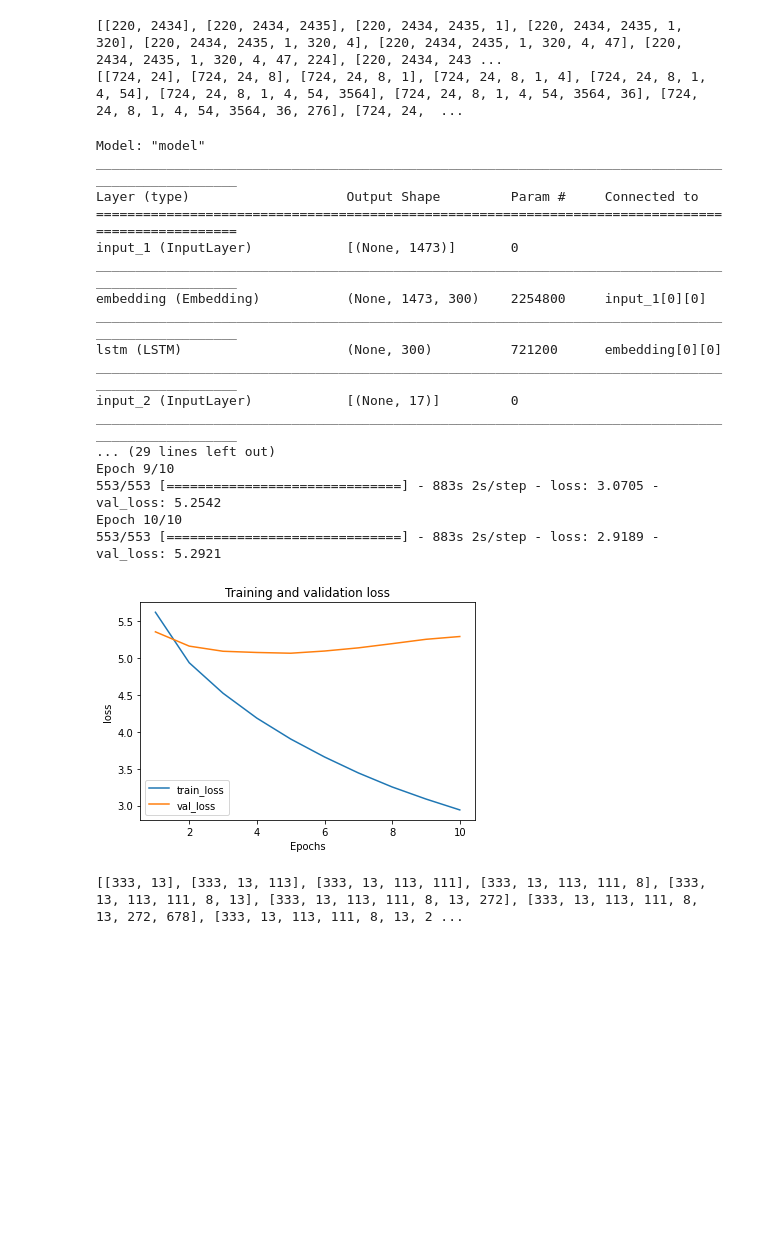
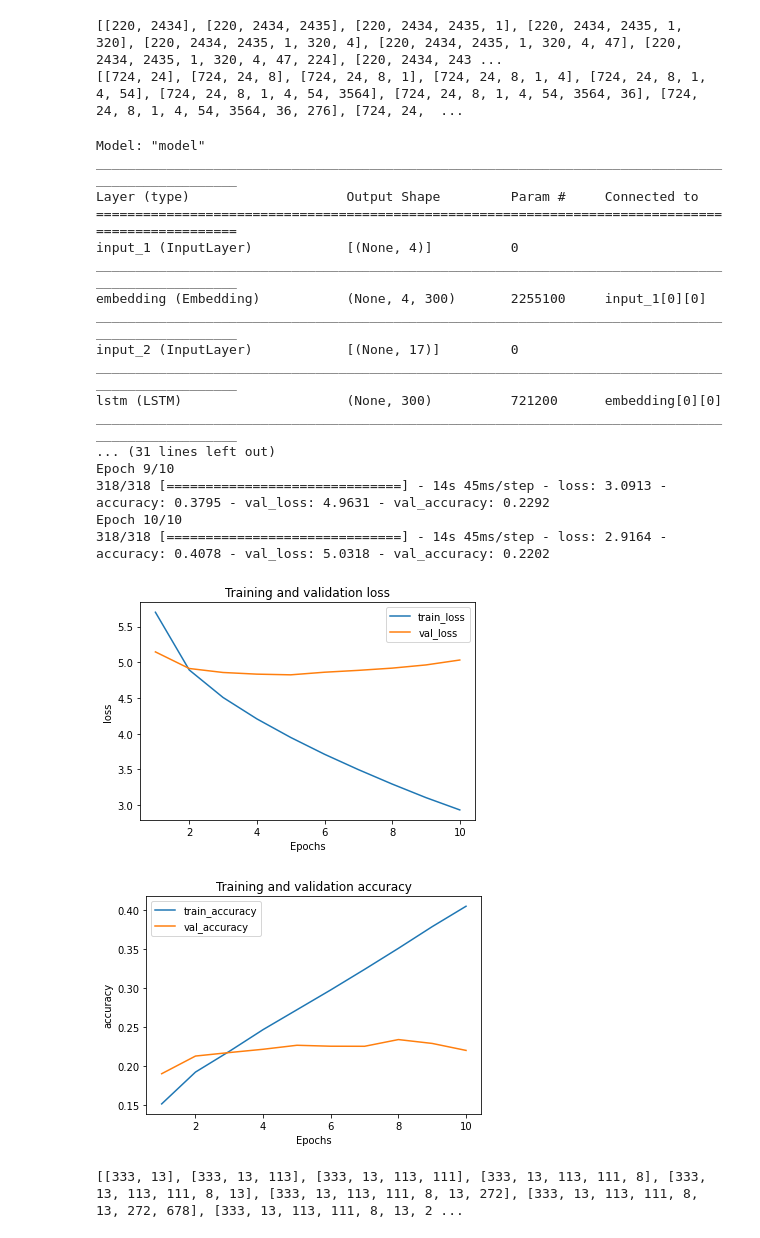
Before and after one commit to cshablin/Neural_Network, a Jupyter notebook: Assignment_3/assignment_3_merged.ipynb, the cells around one changed output. Drawn from its saved outputs; the diff is of its cells as text; code cells hidden in the pictures; blank space fills up the shorter version.

Commit message:
merged, second chance

```diff
--- a/Assignment_3/assignment_3_merged.ipynb
+++ b/Assignment_3/assignment_3_merged.ipynb
@@ -38,7 +40,7 @@ def load_songs(path) -> List[str]:
         df.loc[i, 'lyrics'] = modified_song
     return df
 # %%
-def create_x_y(songs, tokenize, total_words) -> Tuple[np.ndarray, np.ndarray]:
+def create_x_y(songs, tokenize, total_words, max_len) -> Tuple[np.ndarray, np.ndarray]:
     input_sequences = []
     midi_meta = []
     for index, row in songs.iterrows():
@@ -52,7 +54,7 @@ def create_x_y(songs, tokenize, total_words) -> Tuple[np.ndarray, np.ndarray]:
           midi_meta.append(midi_metadata)
     print(input_sequences[:10])
     # max_sequence_len = max([len(x) for x in input_sequences])
-    input_sequences = np.array(pad_sequences(input_sequences, maxlen=max_sequence_len, padding='pre'))
+    input_sequences = np.array(pad_sequences(input_sequences, maxlen=max_len, padding='pre'))
     x = input_sequences[:, :-1]
     x_midi = np.array(midi_meta)
     y = input_sequences[:, -1]
@@ -75,17 +77,19 @@ class LyricsGenerator(object):
             input_length=input_size,
             weights=[embedding_matrix],
             # embeddings_initializer=initializers.Constant(embedding_matrix),
-            trainable=False,
+            trainable=True,
         )(input_lyrics)
         lstm = LSTM(units=embedding_dim)(embedding_layer)
         lyrics_model = Dropout(0.2)(lstm)
+
         input_midi =  Input(shape=(midi_features_size,))
-        midi_model = Dense(50, input_shape=(midi_features_size,), activation='relu')(input_midi)
+        midi_model = Dense(50, activation='relu')(input_midi)
+        midi_model = Dense(10, activation='relu')(midi_model)
 
         final_model_1 = concatenate([lyrics_model, midi_model])
         final_model = Dense(units=vocab_size, activation='softmax')(final_model_1)
         self.model = Model(inputs=[input_lyrics, input_midi], outputs=final_model)
-        self.model.compile(optimizer='adam', loss='categorical_crossentropy')
+        self.model.compile(optimizer='adam', loss='categorical_crossentropy', metrics=['accuracy'])
         self.model.summary()
 
     def fit(self, x, y, hyper_parameters):
@@ -384,8 +331,9 @@ import zipfile
 with zipfile.ZipFile('/content/drive/MyDrive/DL/Assignment_3/glove.6B.zip',"r") as zip_ref:
   zip_ref.extractall("glove")
 # %%
-tokenize = Tokenizer()
+tokenize = Tokenizer(filters='')
 tokenize.fit_on_texts(df_merged['lyrics'])
+tokenize.fit_on_texts(['eof'])
 total_words = len(tokenize.word_index) + 1
 embedding_dim = 300
 # %%
@@ -462,10 +432,11 @@ non_words_json = json.load(open('/content/drive/MyDrive/DL/Assignment_3/Lyrics/n
 non_words_list = non_words_json["non existing words"]
 df_merged['lyrics'] = remove_words(non_words_list, df_merged['lyrics'])
 # %%
-max_sequence_len = df_merged['lyrics'].str.split().apply(len).max()-1
-df_train, df_val = split_df_to_train_val(df_merged, ratio=0.8)
-x_train, x_train_midi, y_train = create_x_y(df_train, tokenize, total_words)
-x_val, x_val_midi, y_val = create_x_y(df_val, tokenize, total_words)
+# max_sequence_len = df_merged['lyrics'].str.split().apply(len).max()-1
+max_sequence_len = 5
+df_train, df_val = split_df_to_train_val(df_merged, ratio=0.9)
+x_train, x_train_midi, y_train = create_x_y(df_train, tokenize, total_words, max_sequence_len)
+x_val, x_val_midi, y_val = create_x_y(df_val, tokenize, total_words, max_sequence_len)
 x_train_midi = np.asarray(x_train_midi).astype('float32')
 x_val_midi = np.asarray(x_val_midi).astype('float32')
 # %% [output]
@@ -477,30 +448,32 @@ x_val_midi = np.asarray(x_val_midi).astype('float32')
 # %%
 # Train model
 parameters = {
-    'batch_size' : 256 ,
+    'batch_size' : 512 ,
     'validation_split' : None ,
-    'epochs' : 10 , # TODO: increase
+    'epochs' : 10 ,
     'val_data' :  ([x_val, x_val_midi], y_val)
 }
 lyrics_generator = LyricsGenerator(embedding_dim, total_words, x_train.shape[1], x_train_midi.shape[1], embedding_matrixs)
 h = lyrics_generator.fit([x_train, x_train_midi], y_train, parameters)
 lyrics_generator.plot_metric(h)
+lyrics_generator.plot_metric(h, metric="accuracy")
 # %% [output]
 Model: "model"
 __________________________________________________________________________________________________
 Layer (type)                    Output Shape         Param #     Connected to
 ==================================================================================================
-input_1 (InputLayer)            [(None, 1473)]       0
+input_1 (InputLayer)            [(None, 4)]          0
 __________________________________________________________________________________________________
-embedding (Embedding)           (None, 1473, 300)    2254800     input_1[0][0]
+embedding (Embedding)           (None, 4, 300)       2255100     input_1[0][0]
+__________________________________________________________________________________________________
+input_2 (InputLayer)            [(None, 17)]         0
 __________________________________________________________________________________________________
 lstm (LSTM)                     (None, 300)          721200      embedding[0][0]
 __________________________________________________________________________________________________
-input_2 (InputLayer)            [(None, 17)]         0
-__________________________________________________________________________________________________
-... (29 lines left out)
+... (31 lines left out)
 Epoch 9/10
-553/553 [==============================] - 883s 2s/step - loss: 3.0705 - val_loss: 5.2542
+318/318 [==============================] - 14s 45ms/step - loss: 3.0913 - accuracy: 0.3795 - val_loss: 4.9631 - val_accuracy: 0.2292
 Epoch 10/10
-553/553 [==============================] - 883s 2s/step - loss: 2.9189 - val_loss: 5.2921
+318/318 [==============================] - 14s 45ms/step - loss: 2.9164 - accuracy: 0.4078 - val_loss: 5.0318 - val_accuracy: 0.2202
-[figure, old version]
+[figure, new version]
+[figure, added]
```
Also changed, not shown: parts of 14 cells of this notebook.
